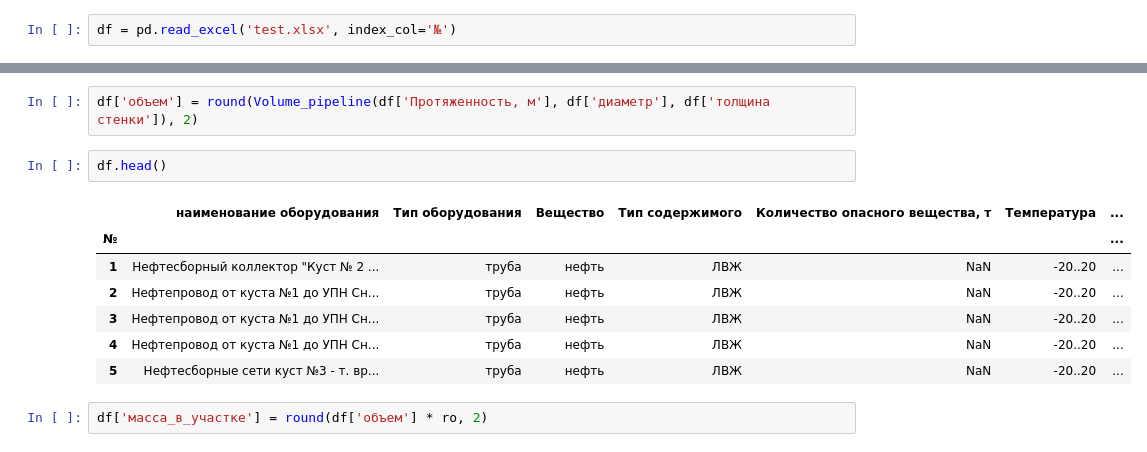
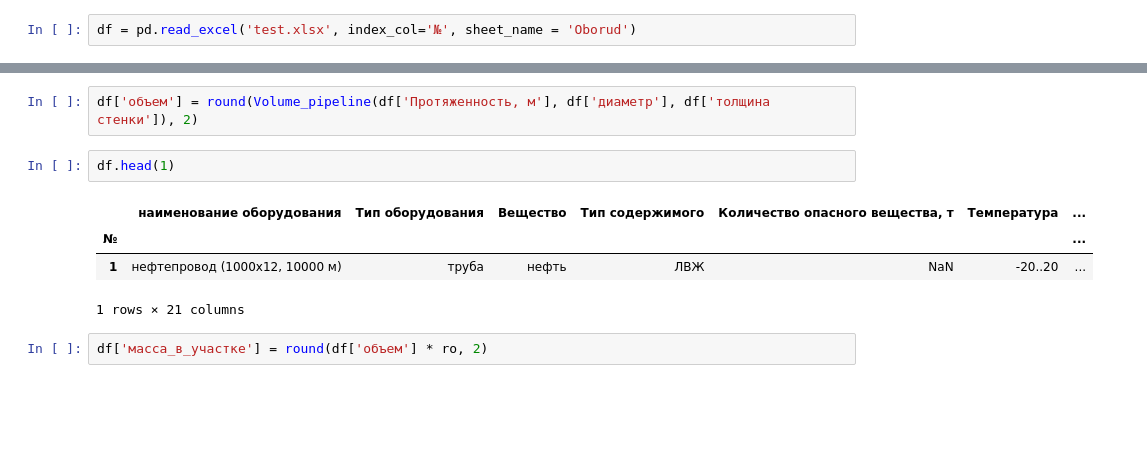
Before and after one commit to Rusildur/Pipeline_module, a Jupyter notebook: pipeline_module.ipynb, the cells around one changed output, grey strips where cells are left out. Cells and saved outputs as stored; diff of their text form; blank space fills up the shorter version.

```diff
--- a/pipeline_module.ipynb
+++ b/pipeline_module.ipynb
@@ -303,5 +336,5 @@ Downloading...
 From: https://drive.google.com/uc?id=1_Oa-FbrY7uSCpUt023fqL2CwtG1PlVEa
 To: /content/test.xlsx
 # %%
-df = pd.read_excel('test.xlsx', index_col='№')
+df = pd.read_excel('test.xlsx', index_col='№', sheet_name = 'Oborud')
 # %%
@@ -319,15 +382,12 @@ df.head()
 # %%
 df['объем'] = round(Volume_pipeline(df['Протяженность, м'], df['диаметр'], df['толщина стенки']), 2)
 # %%
-df.head()
+df.head(1)
 # %% [output]
 |  | наименование оборудования | Тип оборудования | Вещество | Тип содержимого | Количество опасного вещества, т | Температура | ... |
 | № |  |  |  |  |  |  | ... |
-| 1 | Нефтесборный коллектор "Куст № 2 ... | труба | нефть | ЛВЖ | NaN | -20..20 | ... |
-| 2 | Нефтепровод от куста №1 до УПН Сн... | труба | нефть | ЛВЖ | NaN | -20..20 | ... |
-| 3 | Нефтепровод от куста №1 до УПН Сн... | труба | нефть | ЛВЖ | NaN | -20..20 | ... |
-| 4 | Нефтепровод от куста №1 до УПН Сн... | труба | нефть | ЛВЖ | NaN | -20..20 | ... |
-| 5 | Нефтесборные сети куст №3 - т. вр... | труба | нефть | ЛВЖ | NaN | -20..20 | ... |
+| 1 | нефтепровод (1000х12, 10000 м) | труба | нефть | ЛВЖ | NaN | -20..20 | ... |
+1 rows × 21 columns
 # %%
 df['масса_в_участке'] = round(df['объем'] * ro, 2)
 # %% [markdown]
```
Also changed, not shown: parts of 79 cells of this notebook.
